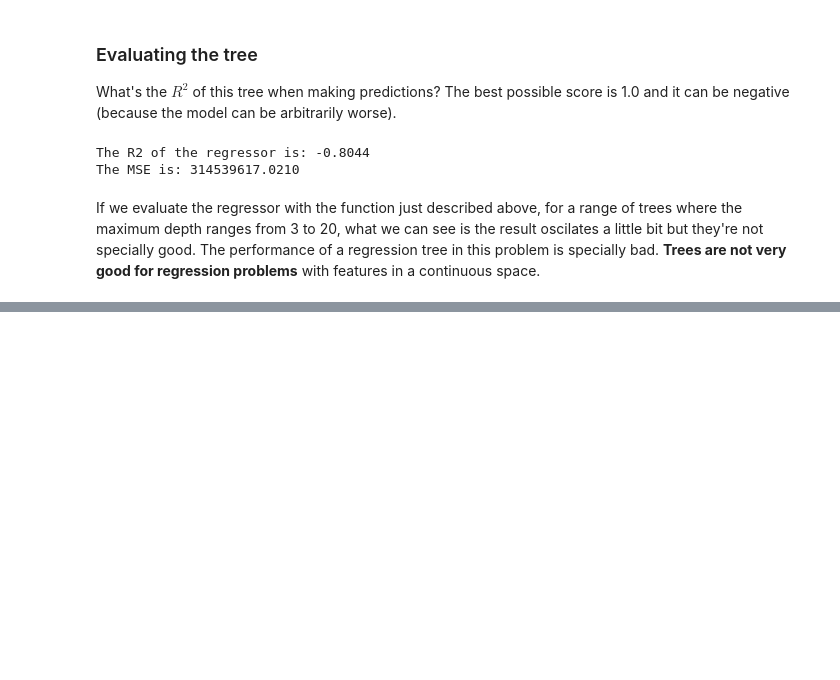
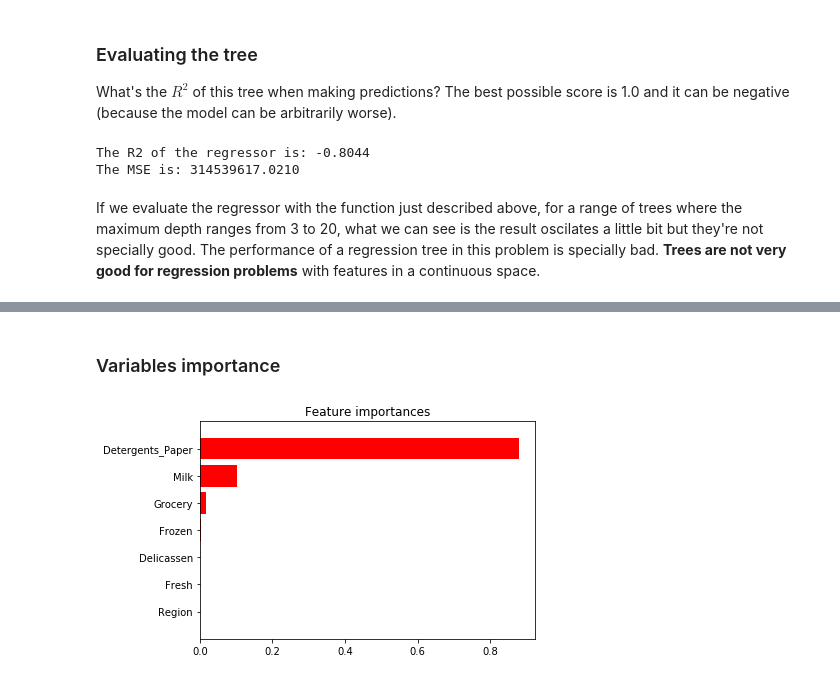
Before and after one commit to renero/uah, a Jupyter notebook: Tree based methods.ipynb, the cells around one changed output, grey strips where cells are left out. Drawn from its saved outputs; the diff is of its cells as text; code cells hidden in the pictures; blank space fills up the shorter version.

```diff
--- a/Tree based methods.ipynb
+++ b/Tree based methods.ipynb
@@ -252,0 +291,6 @@ plt.show()
+# %% [markdown]
+### Variables importance
+# %%
+features_importance(classifier, X)
+# %% [output]
+[figure, added]
```
Also changed, not shown: parts of 13 cells of this notebook.
